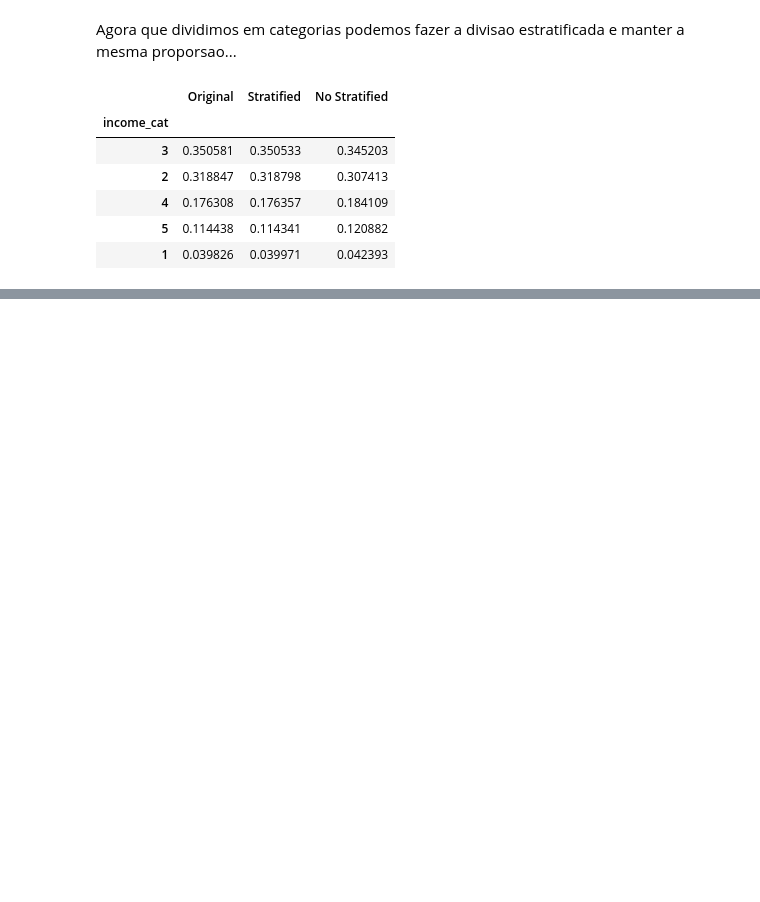
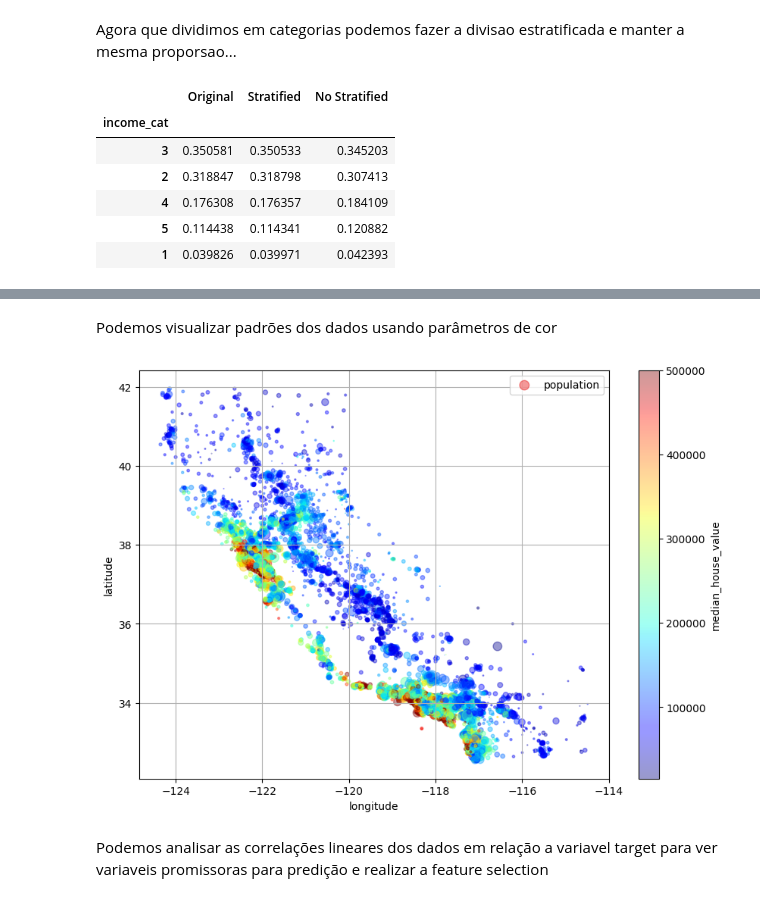
Before and after one commit to DuarteDvv/study, a Jupyter notebook: machine_learning/chapter2.ipynb, the cells around one changed output, grey strips where cells are left out. Drawn from its saved outputs; the diff is of its cells as text; code cells hidden in the pictures; blank space fills up the shorter version.

```diff
--- a/machine_learning/chapter2.ipynb
+++ b/machine_learning/chapter2.ipynb
@@ -183,0 +200,15 @@ comparison
+# %% [markdown]
+Podemos visualizar padrões dos dados usando parâmetros de cor
+# %%
+housing.plot(kind='scatter', x='longitude', y='latitude', grid=True, alpha=0.4, s=housing['population']/100, label='population', figsize=(10,7), c='median_house_value', cmap=plt.get_cmap('jet'))
+plt.legend()
+plt.show()
+
+
+# s controla o tamanho dos pontos seguindo alguma regra, nesse caso, o tamanho dos pontos é proporcional à população dividida por 100.
+# c controla a cor dos pontos, nesse caso, a cor é determinada pelo valor da mediana das casas.
+# O cmap é o mapa de cores usado para representar os valores da mediana das casas, nesse caso, o mapa de cores 'jet' é usado.
+# %% [output]
+[figure, added]
+# %% [markdown]
+Podemos analisar as correlações lineares dos dados em relação a variavel target para ver variaveis promissoras para predição e realizar a feature selection
```
Also changed, not shown: parts of 22 cells of this notebook.
